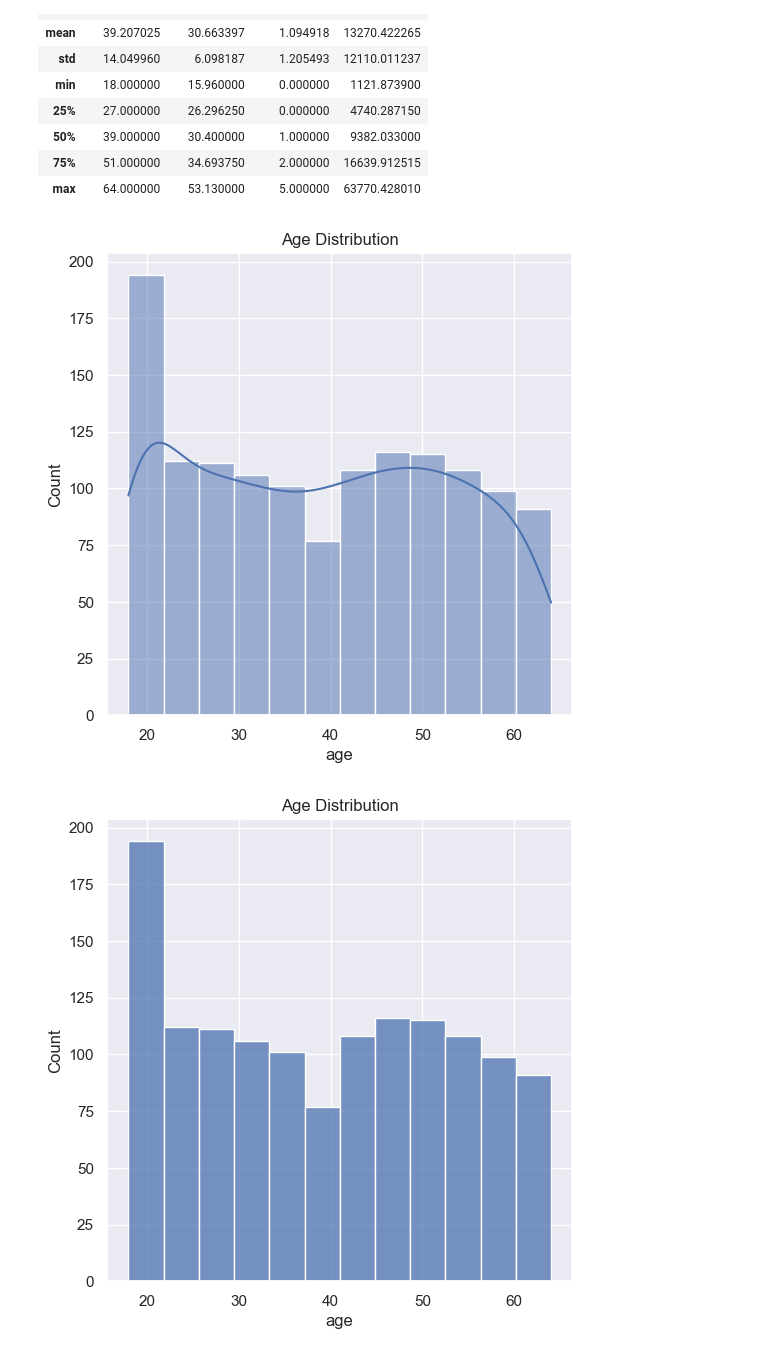
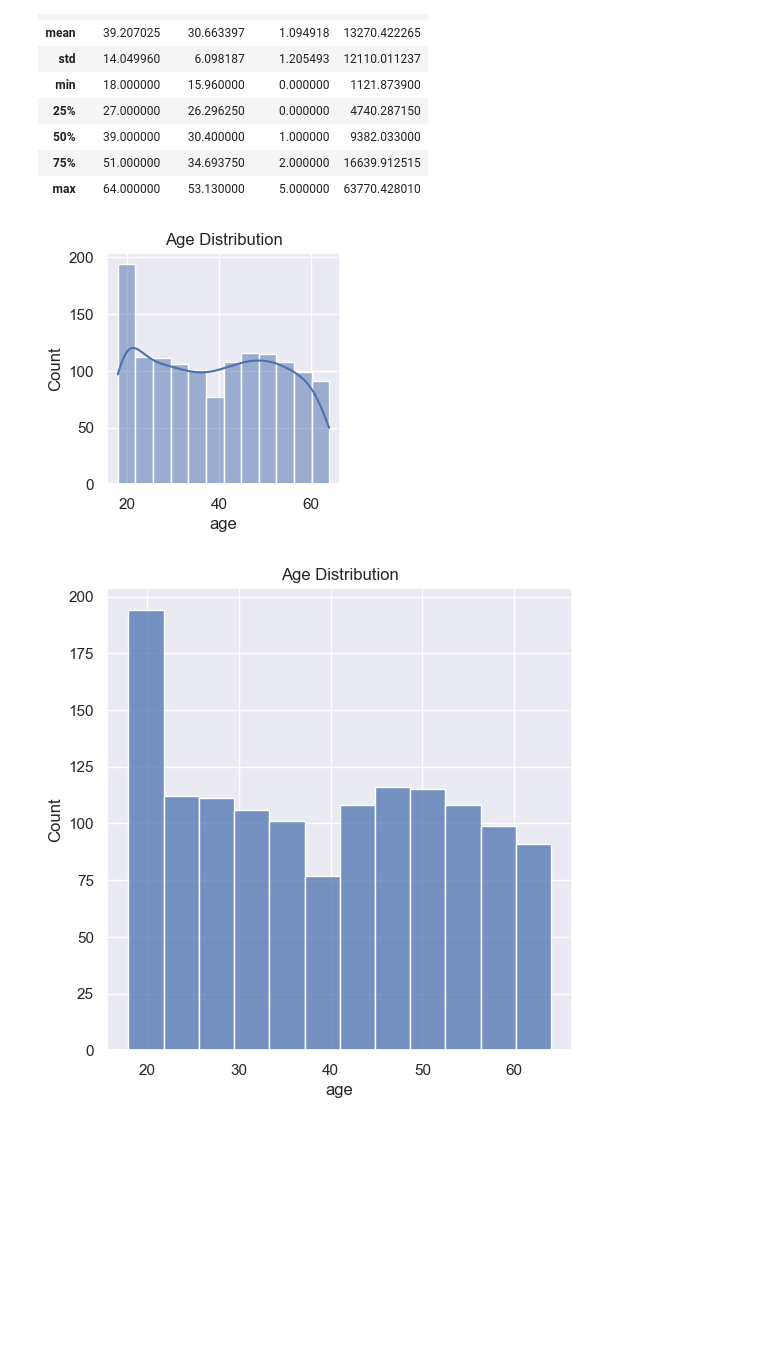
Before and after one commit to athuljain2311/Regression_Projects, a Jupyter notebook: insurance_cost_prediction/Insurance_cost_prediction.ipynb, the cells around one changed output. Drawn from its saved outputs; the diff is of its cells as text; code cells hidden in the pictures; blank space fills up the shorter version.

```diff
--- a/insurance_cost_prediction/Insurance_cost_prediction.ipynb
+++ b/insurance_cost_prediction/Insurance_cost_prediction.ipynb
@@ -115,12 +115,12 @@ insurance_df.describe()
 | max | 64.000000 | 53.130000 | 5.000000 | 63770.428010 |
 # %%
 sns.set()
-plt.figure(figsize=(6,6))
+plt.figure(figsize=(3,3))
 sns.histplot(insurance_df['age'],kde=True)
 plt.title('Age Distribution')
 plt.show()
 # %% [output]
-[figure, old version]
+[figure, new version]
 # %%
 sns.set()
 plt.figure(figsize=(6,6))
```
Also changed, not shown: parts of 15 cells of this notebook.
